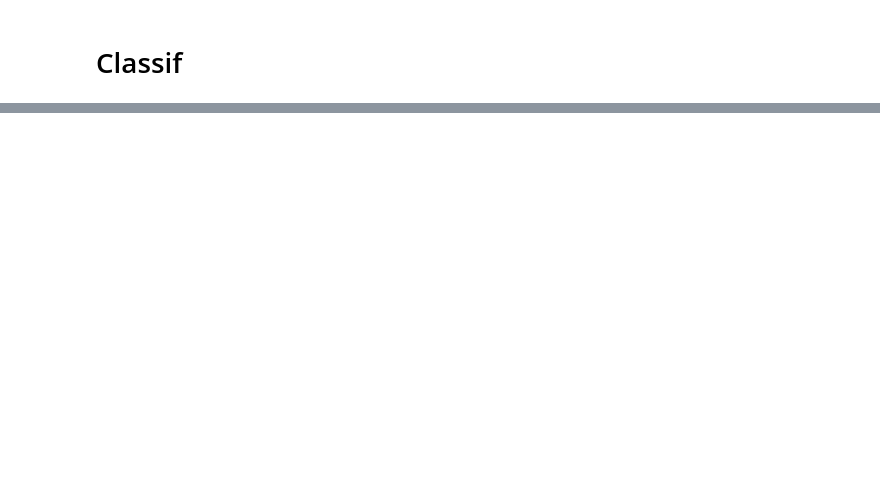
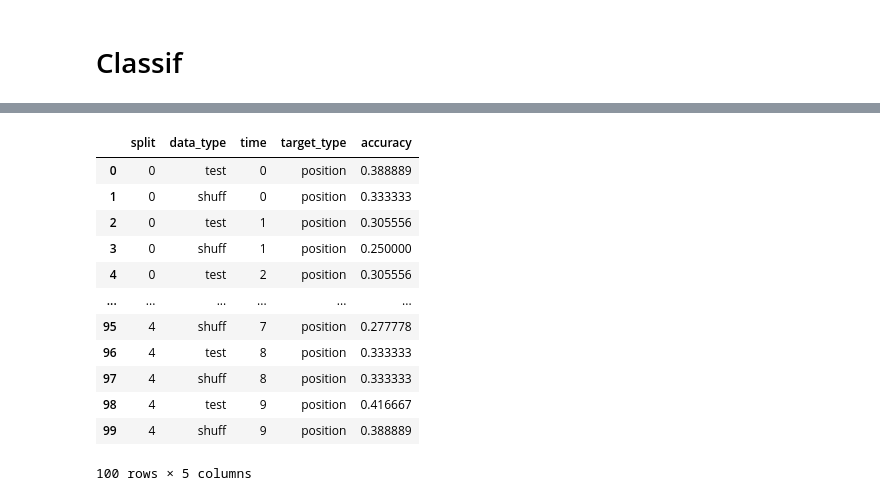
Before and after one commit to Lamifsud/pattern_classification_git, a Jupyter notebook: pipeline_drafts/HistGrad_Rate_convol.ipynb, the cells around one changed output, grey strips where cells are left out. Cells and saved outputs as stored; diff of their text form; code cells hidden in the pictures; blank space fills up the shorter version.

```diff
--- a/pipeline_drafts/HistGrad_Rate_convol.ipynb
+++ b/pipeline_drafts/HistGrad_Rate_convol.ipynb
@@ -346,7 +384,7 @@ from sklearn.pipeline import make_pipeline
 # %%
 # Build pipeline
 # Build pipeline
-n_splits = 2
+n_splits = 5
 # Cross-validation scheme
 cvs0 = StratifiedShuffleSplit(n_splits=n_splits, test_size=0.2)
 scaler = StandardScaler()
@@ -354,5 +392,6 @@ estimator = HistGradientBoostingClassifier()
 clf = make_pipeline(scaler, estimator)
 # %%
 target = pd.DataFrame(target_info[completeUnit][1]['Trial_type'], columns=['trial_type'])
-n_times = list(np.arange(0,spike_convolved.shape[1], 10))
+target['position'] = list_position[completeUnit]
+n_times = list(np.arange(0,spike_convolved.shape[1], 100))
 n_bins = len(n_times)
@@ -384,6 +439,6 @@ list_FR_model = []
 
 for idx, t in enumerate(n_times[:-1]):
     model_FR = Model_info(n_splits,\
-             n_bins, FR_mean_bin[idx], target, cvs0, clf)
+             n_bins, FR_mean_bin[idx], target['position'], cvs0, clf)
     list_FR_model.append(model_FR)
 # %%
@@ -444,8 +471,8 @@ for i_split, (train_ind, test_ind) in enumerate(cvs0.split(data_, target_)):
         d = {
             'split': i_split,
             'data_type': 'test',
-            'time': [idx],
-            'target_type': target.columns[0],
+            'time': [t],
+            'target_type': target.name,
             'accuracy': acc,
         }
 
@@ -463,8 +490,8 @@ for i_split, (train_ind, test_ind) in enumerate(cvs0.split(data_, target_)):
         d_shuff = {
             'split': i_split,
             'data_type': 'shuff',
-            'time': [idx],
-            'target_type': target.columns[0],
+            'time': [t],
+            'target_type': target.name,
             'accuracy': acc_shuf
         }
         acc_df = pd.concat((acc_df, pd.DataFrame(data=d_shuff)), ignore_index=True)
@@ -475,3 +516,19 @@ SPLIT : 0
+# %%
+acc_df
+# %% [output]
+|  | split | data_type | time | target_type | accuracy |
+| 0 | 0 | test | 0 | position | 0.388889 |
+| 1 | 0 | shuff | 0 | position | 0.333333 |
+| 2 | 0 | test | 1 | position | 0.305556 |
+| 3 | 0 | shuff | 1 | position | 0.250000 |
+| 4 | 0 | test | 2 | position | 0.305556 |
+| ... | ... | ... | ... | ... | ... |
+| 95 | 4 | shuff | 7 | position | 0.277778 |
+| 96 | 4 | test | 8 | position | 0.333333 |
+| 97 | 4 | shuff | 8 | position | 0.333333 |
+| 98 | 4 | test | 9 | position | 0.416667 |
+| 99 | 4 | shuff | 9 | position | 0.388889 |
+100 rows × 5 columns
 # %%
 import seaborn as sns
 import matplotlib.pyplot as plt
```
Also changed, not shown: parts of 11 cells of this notebook, 10 other files.
